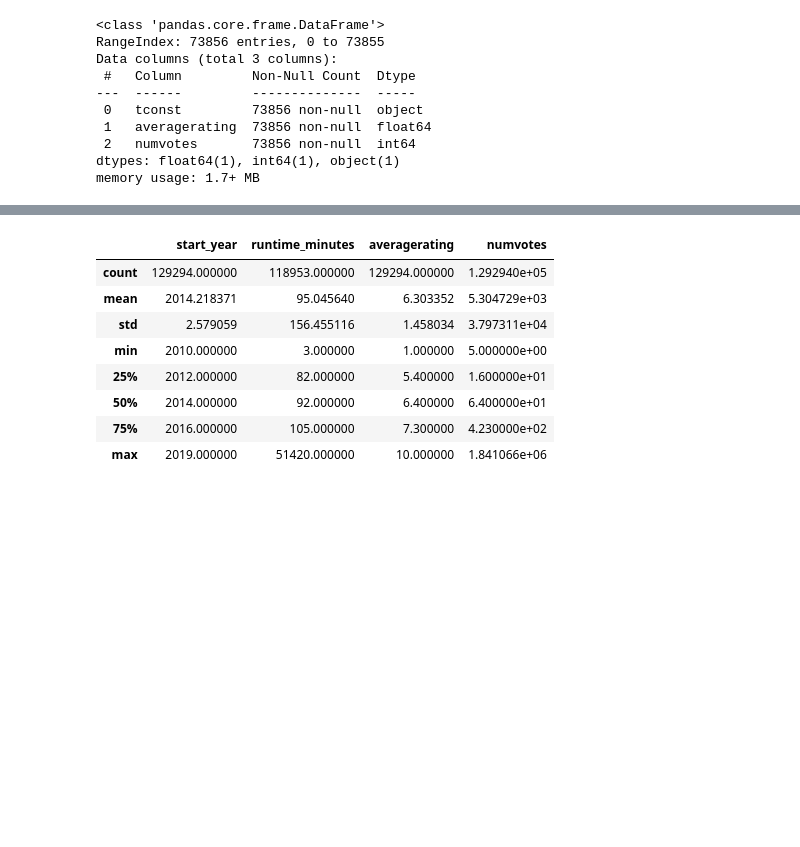
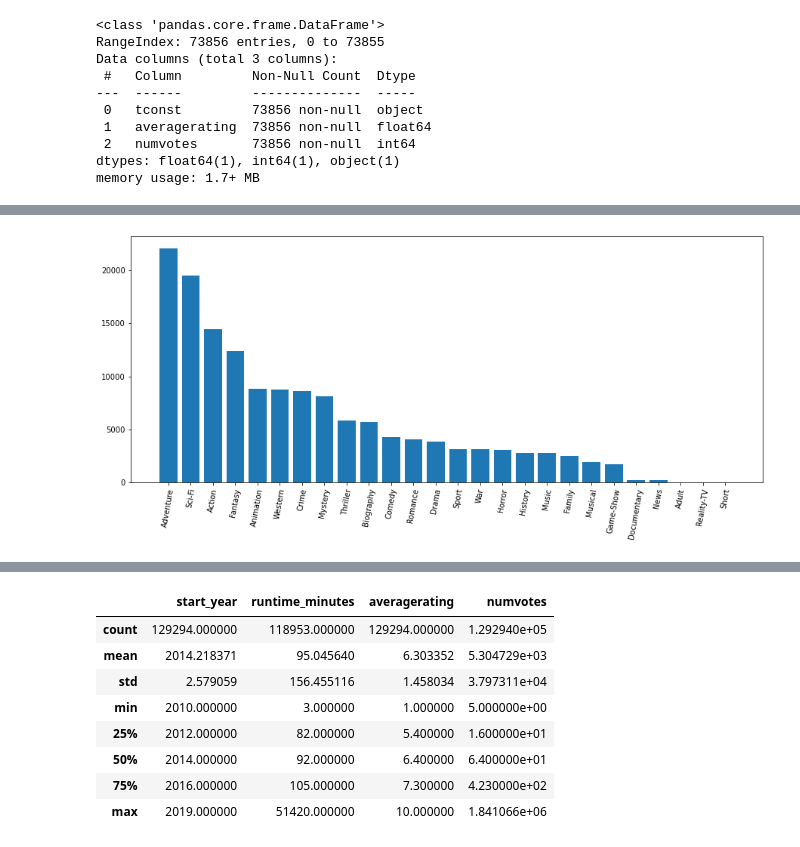
Before and after one commit to hs1692/Microsoft-Movie_Analysis, a Jupyter notebook: dsc-phase1-project-template-Copy1.ipynb, the cells around one changed output, grey strips where cells are left out. Cells and saved outputs as stored; diff of their text form; code cells hidden in the pictures; blank space fills up the shorter version.

```diff
--- a/dsc-phase1-project-template-Copy1.ipynb
+++ b/dsc-phase1-project-template-Copy1.ipynb
@@ -129,3 +152,12 @@ Out[3]
+# %%
+numgenre=df_combined.groupby('genres')['numvotes'].mean().sort_values(ascending=False)
+
+fig, ax = plt.subplots(figsize=(15, 6))
+
+ax.bar(x=numgenre.index, height=numgenre)
+ax.set_xticklabels(labels=numgenre.index, rotation=80);
+# %% [output]
+[figure, added]
 # %%
 df_combined.info()
 # %% [output]
```
Also changed, not shown: parts of 36 cells of this notebook.
